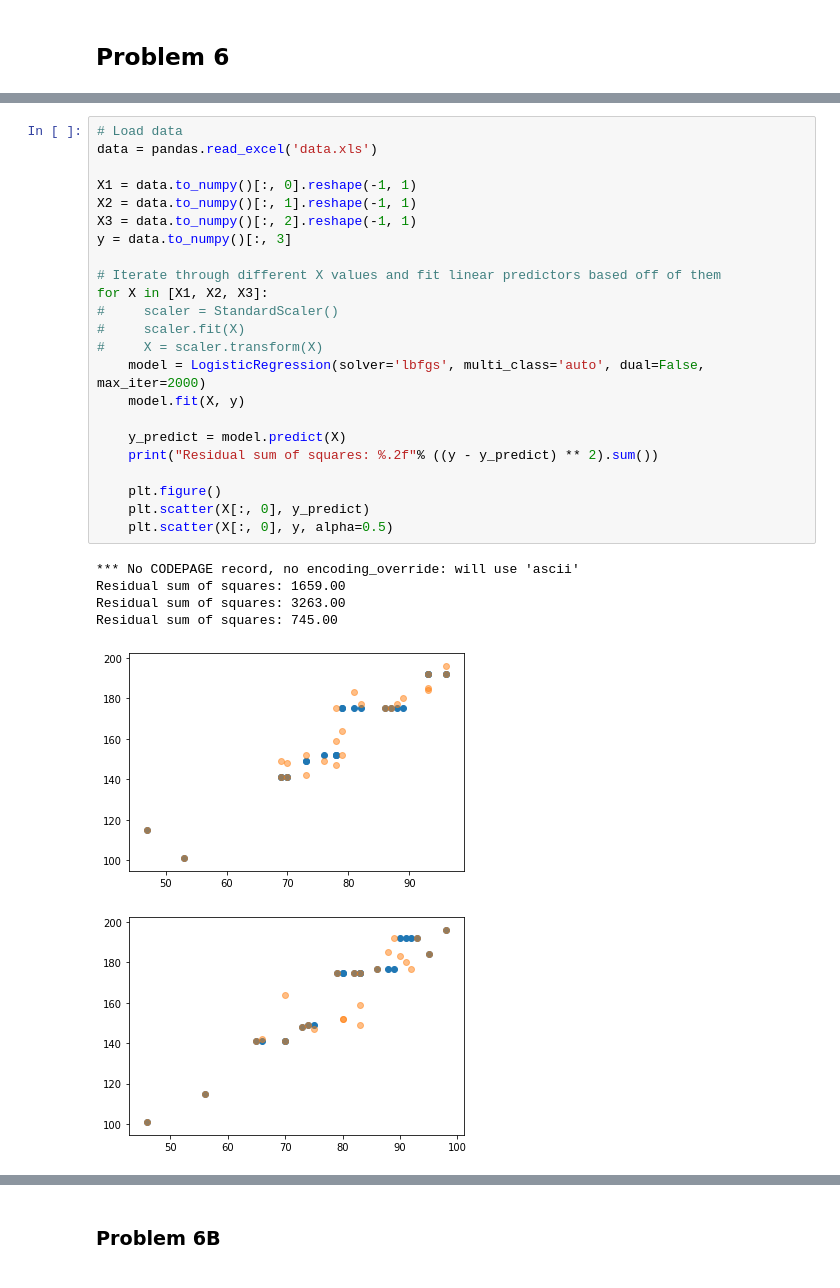
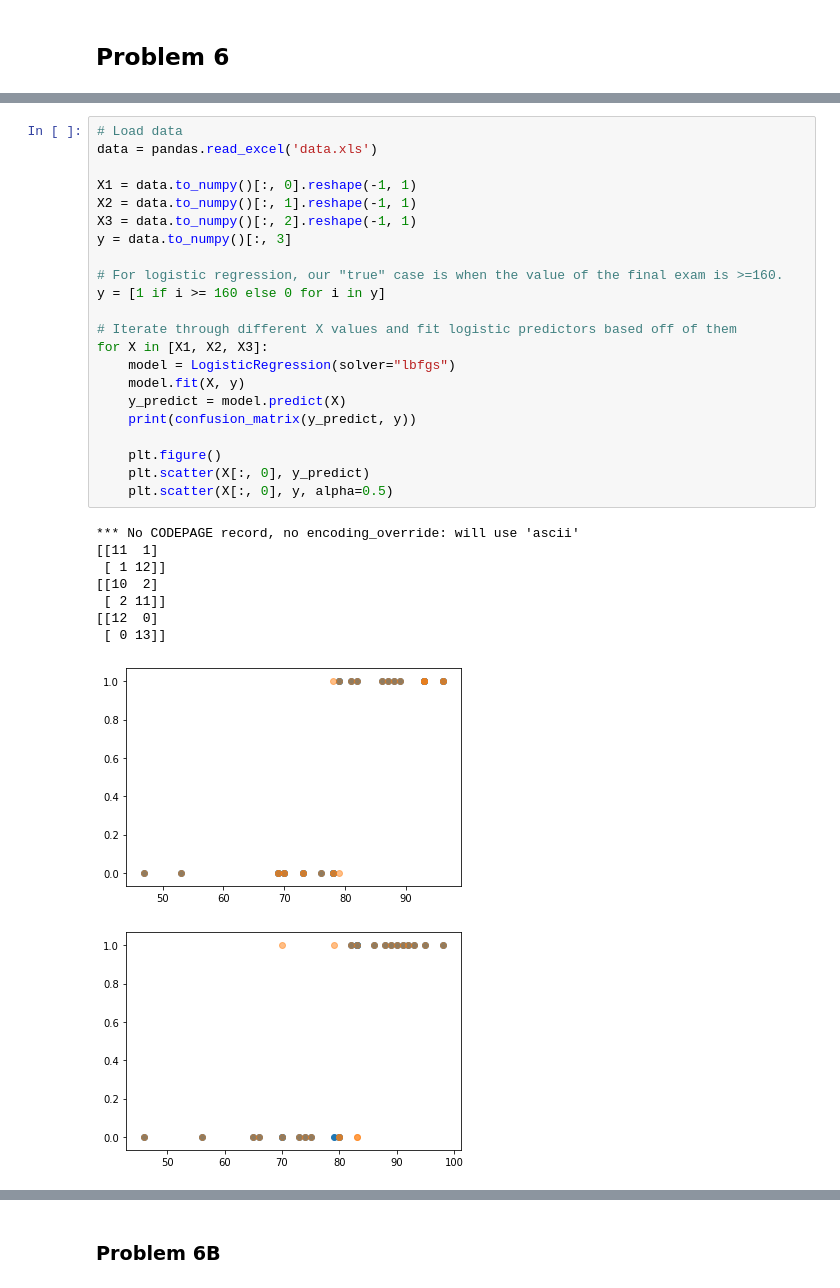
Before and after one commit to sdmoran/CS4342_HW4, a Jupyter notebook: Problem6.ipynb, the cells around one changed output, grey strips where cells are left out. Saved outputs shown, nothing was run; the diff lists cells and outputs as text.

Commit message:
Fixed regression on Problem 6, now uses a threshold instead of continuous values

```diff
--- a/Problem6.ipynb
+++ b/Problem6.ipynb
@@ -13,30 +13,32 @@ from sklearn.preprocessing import StandardScaler
 # %%
 # Load data
 data = pandas.read_excel('data.xls')
 
 X1 = data.to_numpy()[:, 0].reshape(-1, 1)
 X2 = data.to_numpy()[:, 1].reshape(-1, 1)
 X3 = data.to_numpy()[:, 2].reshape(-1, 1)
 y = data.to_numpy()[:, 3]
 
-# Iterate through different X values and fit linear predictors based off of them
+# For logistic regression, our "true" case is when the value of the final exam is >=160.
+y = [1 if i >= 160 else 0 for i in y]
+
+# Iterate through different X values and fit logistic predictors based off of them
 for X in [X1, X2, X3]:
-#     scaler = StandardScaler()
-#     scaler.fit(X)
-#     X = scaler.transform(X)
-    model = LogisticRegression(solver='lbfgs', multi_class='auto', dual=False, max_iter=2000)
+    model = LogisticRegression(solver="lbfgs")
     model.fit(X, y)
-
     y_predict = model.predict(X)
-    print("Residual sum of squares: %.2f"% ((y - y_predict) ** 2).sum())
+    print(confusion_matrix(y_predict, y))
 
     plt.figure()
     plt.scatter(X[:, 0], y_predict)
     plt.scatter(X[:, 0], y, alpha=0.5)
 # %% [output]
 *** No CODEPAGE record, no encoding_override: will use 'ascii'
-Residual sum of squares: 1659.00
-Residual sum of squares: 3263.00
-Residual sum of squares: 745.00
+[[11  1]
+ [ 1 12]]
+[[10  2]
+ [ 2 11]]
+[[12  0]
+ [ 0 13]]
-[figure, old version]
+[figure, new version]
-[figure, old version]
+[figure, new version]
```
Also changed, not shown: parts of 4 cells of this notebook, 1 other file.
